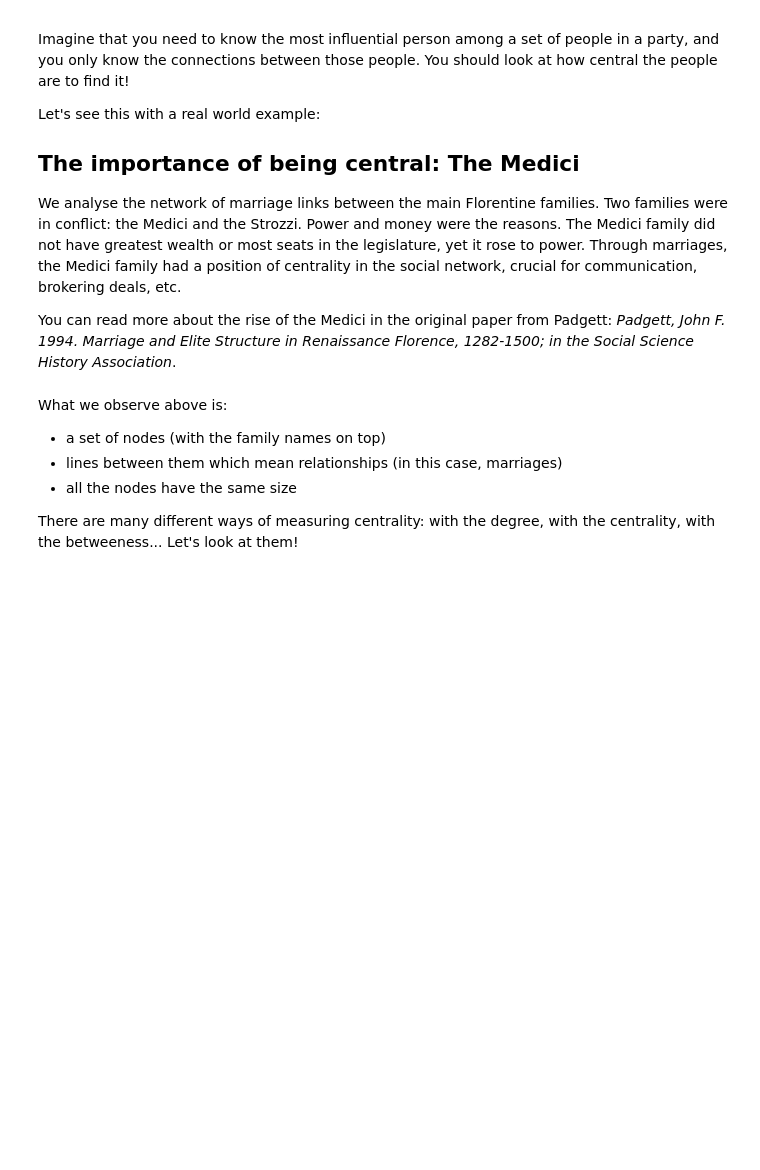
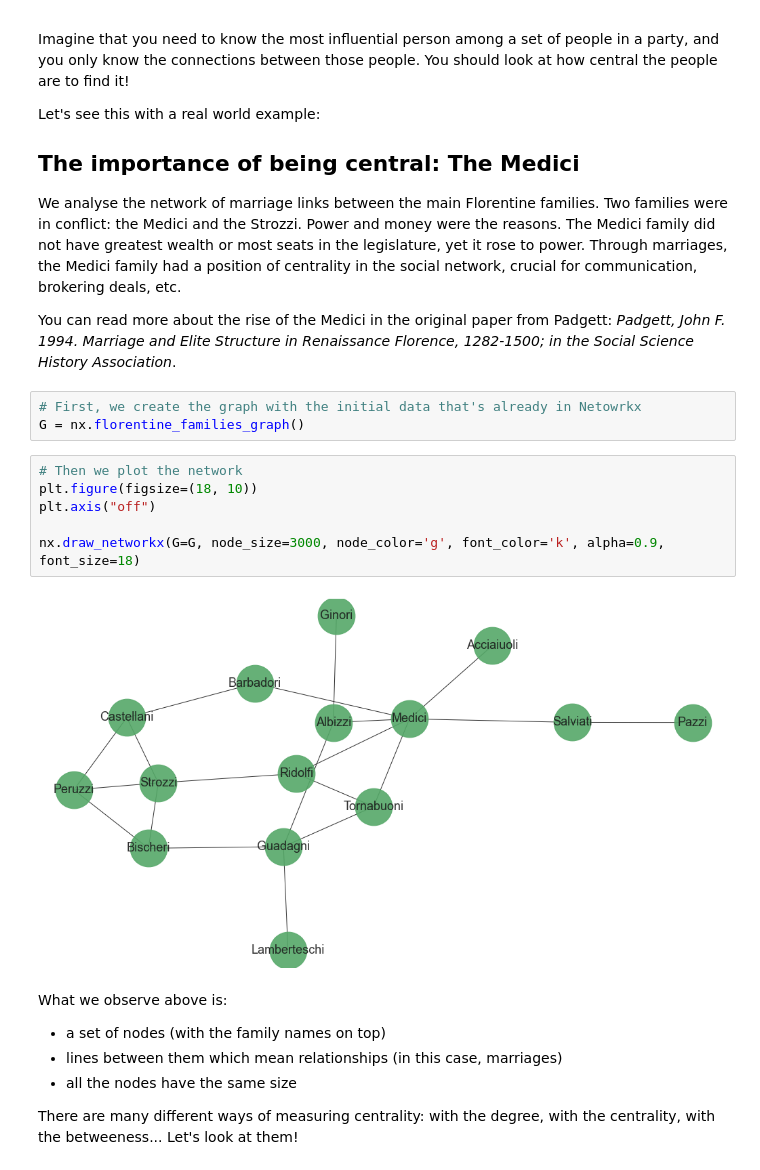
Before and after one commit to Ironhack-Data-Madrid-Febrero-2021/Classroom-Materials, a Jupyter notebook: module-2/17-introduction-networks-pre-class.ipynb, the cells around one changed output. Cells and saved outputs as stored; diff of their text form; blank space fills up the shorter version.

```diff
--- a/module-2/17-introduction-networks-pre-class.ipynb
+++ b/module-2/17-introduction-networks-pre-class.ipynb
@@ -64,6 +83,17 @@ We analyse the network of marriage links between the main Florentine families. T
 
 
 You can read more about the rise of the Medici in the original paper from Padgett: *Padgett, John F. 1994. Marriage and Elite Structure in Renaissance Florence, 1282-1500; in the Social Science History Association*.
+# %%
+# First, we create the graph with the initial data that's already in Netowrkx
+G = nx.florentine_families_graph()
+# %%
+# Then we plot the network
+plt.figure(figsize=(18, 10))
+plt.axis("off")
+
+nx.draw_networkx(G=G, node_size=3000, node_color='g', font_color='k', alpha=0.9, font_size=18)
+# %% [output]
+[figure, added]
 # %% [markdown]
 What we observe above is:
 - a set of nodes (with the family names on top)
```
Also changed, not shown: parts of 27 cells of this notebook.
